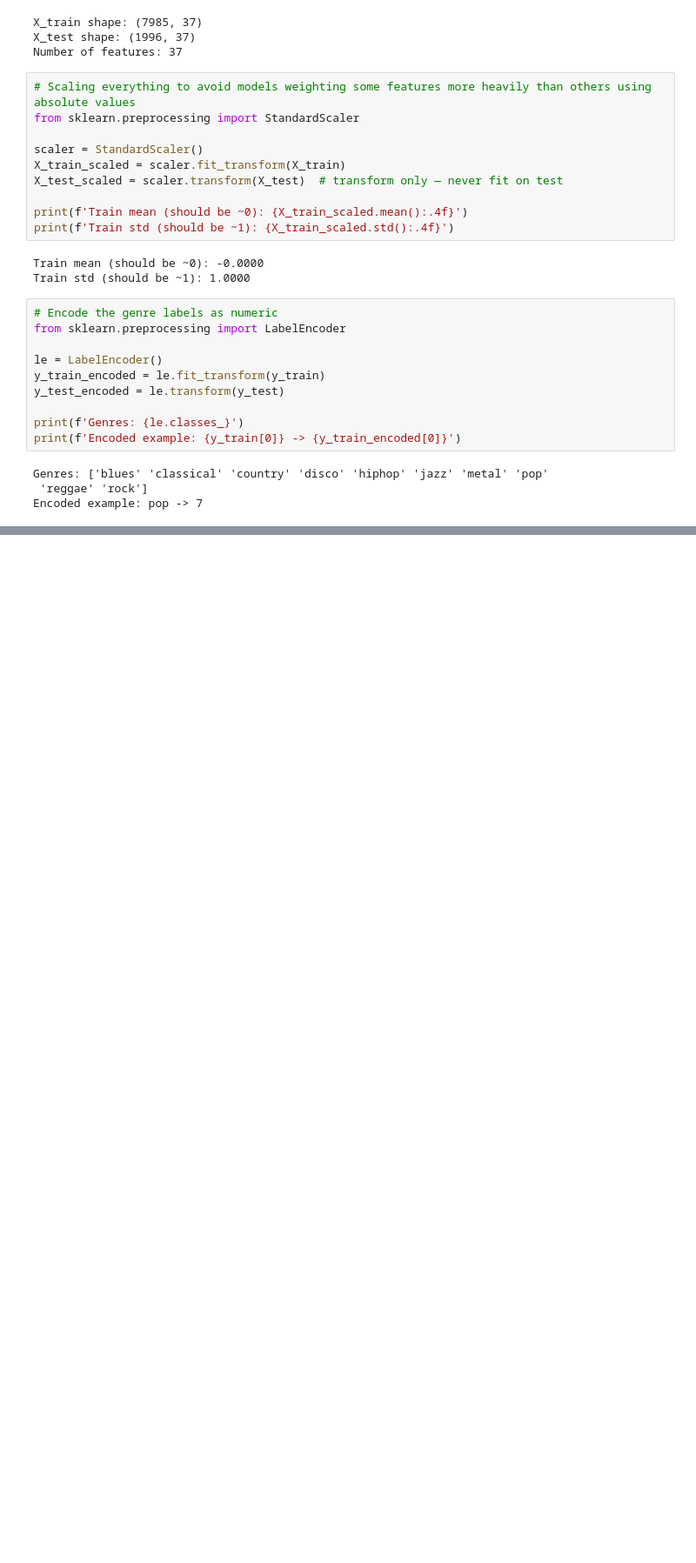
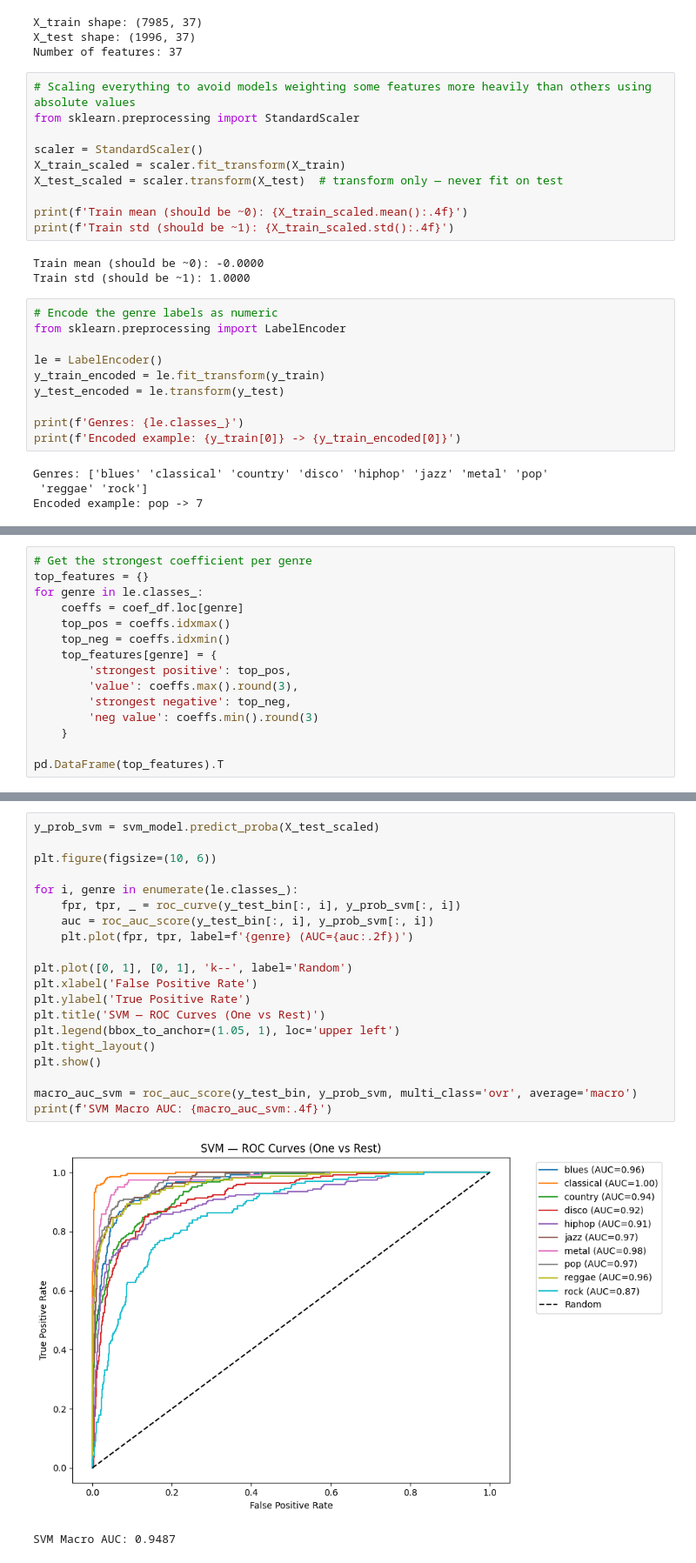
Before and after one commit to JVonderwellMQ/6250Project, a Jupyter notebook: modeling.ipynb, the cells around one changed output, grey strips where cells are left out. Shown at 87% size. Drawn from its saved outputs; the diff is of its cells as text; blank space fills up the shorter version.

```diff
--- a/modeling.ipynb
+++ b/modeling.ipynb
@@ -80,0 +190,15 @@ print('Done!')
+# %%
+# Get the strongest coefficient per genre
+top_features = {}
+for genre in le.classes_:
+    coeffs = coef_df.loc[genre]
+    top_pos = coeffs.idxmax()
+    top_neg = coeffs.idxmin()
+    top_features[genre] = {
+        'strongest positive': top_pos,
+        'value': coeffs.max().round(3),
+        'strongest negative': top_neg,
+        'neg value': coeffs.min().round(3)
+    }
+
+pd.DataFrame(top_features).T
@@ -80,0 +304,23 @@ print('Done!')
+# %%
+y_prob_svm = svm_model.predict_proba(X_test_scaled)
+
+plt.figure(figsize=(10, 6))
+
+for i, genre in enumerate(le.classes_):
+    fpr, tpr, _ = roc_curve(y_test_bin[:, i], y_prob_svm[:, i])
+    auc = roc_auc_score(y_test_bin[:, i], y_prob_svm[:, i])
+    plt.plot(fpr, tpr, label=f'{genre} (AUC={auc:.2f})')
+
+plt.plot([0, 1], [0, 1], 'k--', label='Random')
+plt.xlabel('False Positive Rate')
+plt.ylabel('True Positive Rate')
+plt.title('SVM — ROC Curves (One vs Rest)')
+plt.legend(bbox_to_anchor=(1.05, 1), loc='upper left')
+plt.tight_layout()
+plt.show()
+
+macro_auc_svm = roc_auc_score(y_test_bin, y_prob_svm, multi_class='ovr', average='macro')
+print(f'SVM Macro AUC: {macro_auc_svm:.4f}')
+# %% [output]
+[figure, added]
+SVM Macro AUC: 0.9487
```
Also changed, not shown: parts of 47 cells of this notebook.
